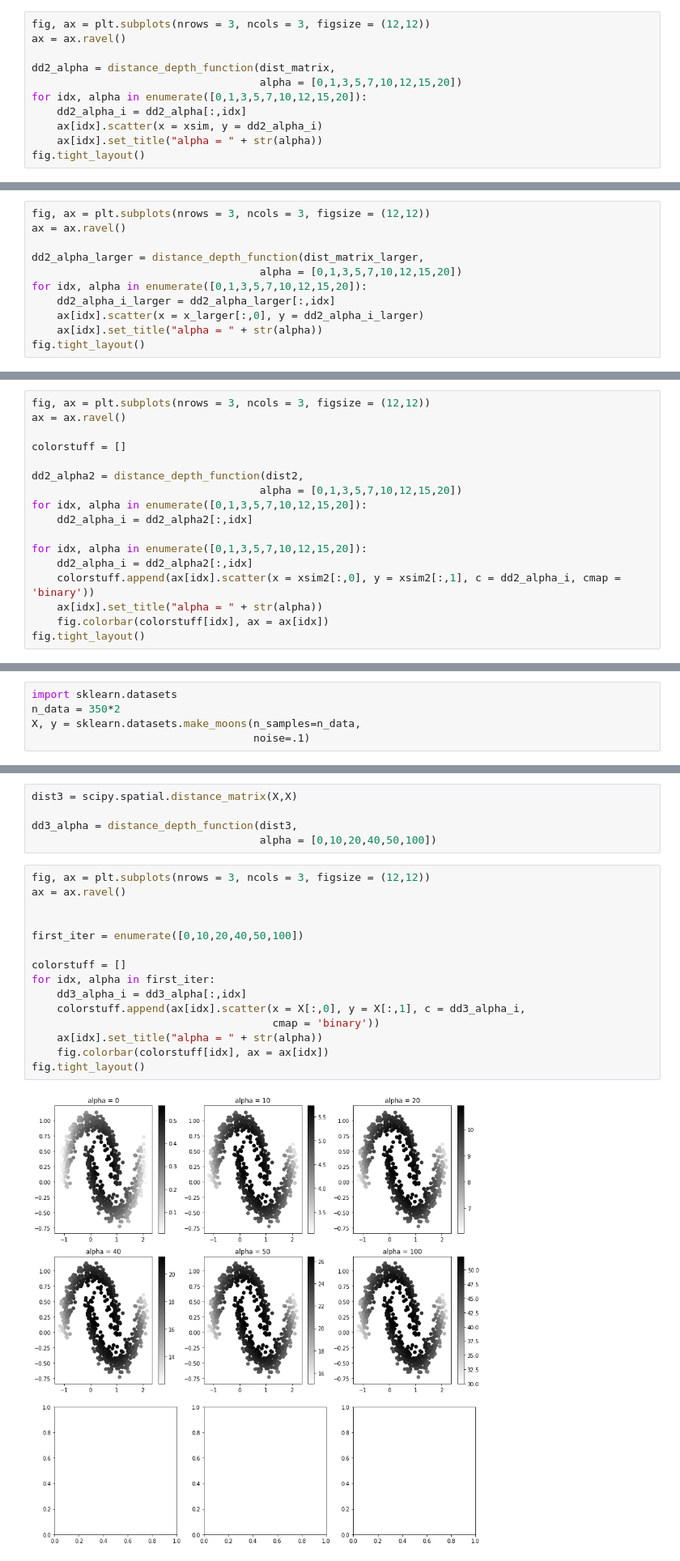
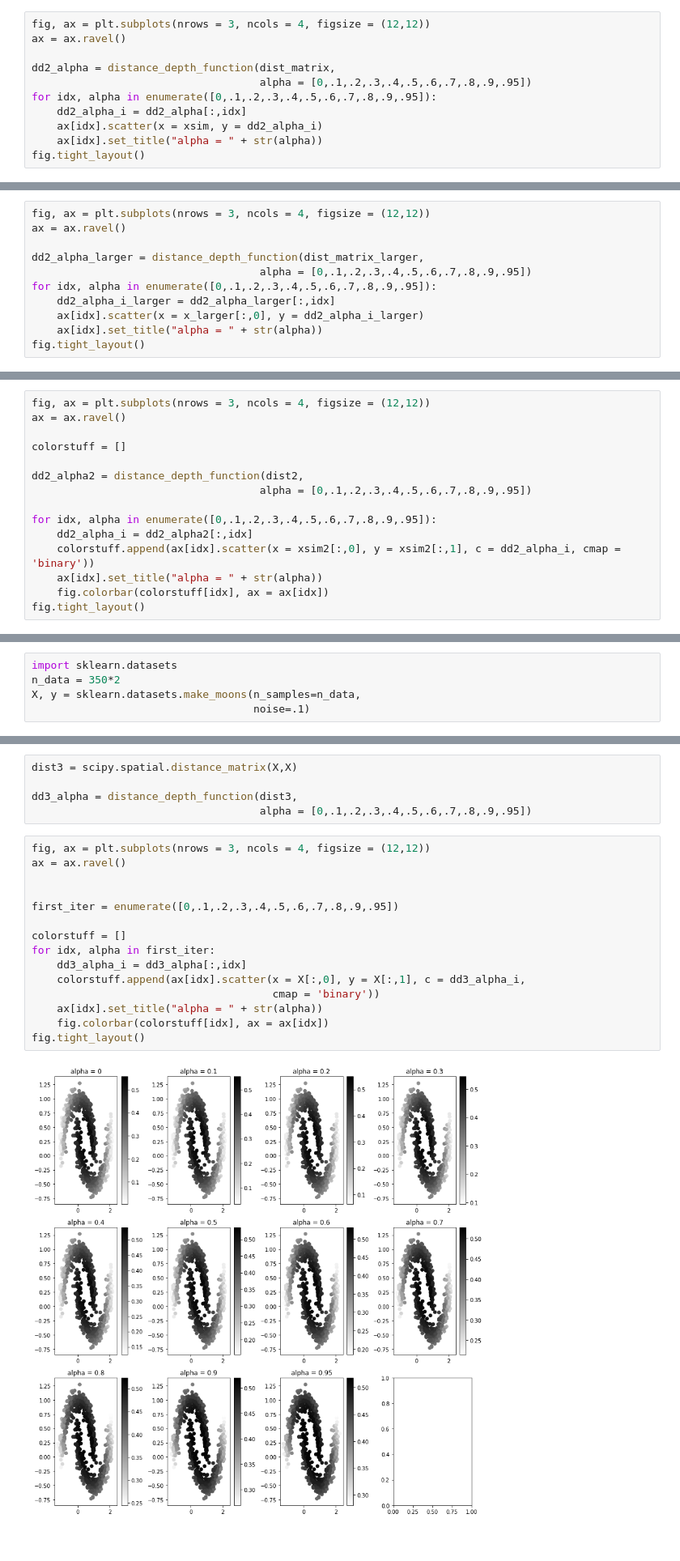
Before and after one commit to benjaminleroy/psf_ot_barycenter, a Jupyter notebook: main/eda_notebooks/LocalDepth.ipynb, the cells around one changed output, grey strips where cells are left out. Shown at 81% size. Saved outputs shown, nothing was run; the diff lists cells and outputs as text.

```diff
--- a/main/eda_notebooks/LocalDepth.ipynb
+++ b/main/eda_notebooks/LocalDepth.ipynb
@@ -179,10 +183,10 @@ plt.show()
 # %%
-fig, ax = plt.subplots(nrows = 3, ncols = 3, figsize = (12,12))
+fig, ax = plt.subplots(nrows = 3, ncols = 4, figsize = (12,12))
 ax = ax.ravel()
 
 dd2_alpha = distance_depth_function(dist_matrix,
-                                    alpha = [0,1,3,5,7,10,12,15,20])
-for idx, alpha in enumerate([0,1,3,5,7,10,12,15,20]):
+                                    alpha = [0,.1,.2,.3,.4,.5,.6,.7,.8,.9,.95])
+for idx, alpha in enumerate([0,.1,.2,.3,.4,.5,.6,.7,.8,.9,.95]):
     dd2_alpha_i = dd2_alpha[:,idx]
     ax[idx].scatter(x = xsim, y = dd2_alpha_i)
     ax[idx].set_title("alpha = " + str(alpha))
@@ -202,12 +206,12 @@ x_larger = np.concatenate([xsim.reshape((-1,1))*10,
 dist_matrix_larger = scipy.spatial.distance_matrix(x = x_larger,
                                                    y = x_larger)
 # %%
-fig, ax = plt.subplots(nrows = 3, ncols = 3, figsize = (12,12))
+fig, ax = plt.subplots(nrows = 3, ncols = 4, figsize = (12,12))
 ax = ax.ravel()
 
 dd2_alpha_larger = distance_depth_function(dist_matrix_larger,
-                                    alpha = [0,1,3,5,7,10,12,15,20])
-for idx, alpha in enumerate([0,1,3,5,7,10,12,15,20]):
+                                    alpha = [0,.1,.2,.3,.4,.5,.6,.7,.8,.9,.95])
+for idx, alpha in enumerate([0,.1,.2,.3,.4,.5,.6,.7,.8,.9,.95]):
     dd2_alpha_i_larger = dd2_alpha_larger[:,idx]
     ax[idx].scatter(x = x_larger[:,0], y = dd2_alpha_i_larger)
     ax[idx].set_title("alpha = " + str(alpha))
@@ -232,15 +234,13 @@ dd2 = distance_depth_function(dist2, alpha = 0)
 # %%
-fig, ax = plt.subplots(nrows = 3, ncols = 3, figsize = (12,12))
+fig, ax = plt.subplots(nrows = 3, ncols = 4, figsize = (12,12))
 ax = ax.ravel()
 
 colorstuff = []
 
 dd2_alpha2 = distance_depth_function(dist2,
-                                    alpha = [0,1,3,5,7,10,12,15,20])
-for idx, alpha in enumerate([0,1,3,5,7,10,12,15,20]):
-    dd2_alpha_i = dd2_alpha2[:,idx]
+                                    alpha = [0,.1,.2,.3,.4,.5,.6,.7,.8,.9,.95])
 
-for idx, alpha in enumerate([0,1,3,5,7,10,12,15,20]):
+for idx, alpha in enumerate([0,.1,.2,.3,.4,.5,.6,.7,.8,.9,.95]):
     dd2_alpha_i = dd2_alpha2[:,idx]
     colorstuff.append(ax[idx].scatter(x = xsim2[:,0], y = xsim2[:,1], c = dd2_alpha_i, cmap = 'binary'))
     ax[idx].set_title("alpha = " + str(alpha))
@@ -264,24 +264,24 @@ plt.scatter(X[:,0], X[:,1], c = y)
 dist3 = scipy.spatial.distance_matrix(X,X)
 
 dd3_alpha = distance_depth_function(dist3,
-                                    alpha = [0,10,20,40,50,100])
+                                    alpha = [0,.1,.2,.3,.4,.5,.6,.7,.8,.9,.95])
 # %%
-fig, ax = plt.subplots(nrows = 3, ncols = 3, figsize = (12,12))
+fig, ax = plt.subplots(nrows = 3, ncols = 4, figsize = (12,12))
 ax = ax.ravel()
 
 
-first_iter = enumerate([0,10,20,40,50,100])
+first_iter = enumerate([0,.1,.2,.3,.4,.5,.6,.7,.8,.9,.95])
 
 colorstuff = []
 for idx, alpha in first_iter:
     dd3_alpha_i = dd3_alpha[:,idx]
     colorstuff.append(ax[idx].scatter(x = X[:,0], y = X[:,1], c = dd3_alpha_i,
                                       cmap = 'binary'))
     ax[idx].set_title("alpha = " + str(alpha))
     fig.colorbar(colorstuff[idx], ax = ax[idx])
 fig.tight_layout()
 # %% [output]
-[figure, old version]
+[figure, new version]
 # %% [markdown]
 ### example 3: 2 guassians, different variance
 # %%
```
Also changed, not shown: parts of 15 cells of this notebook.
